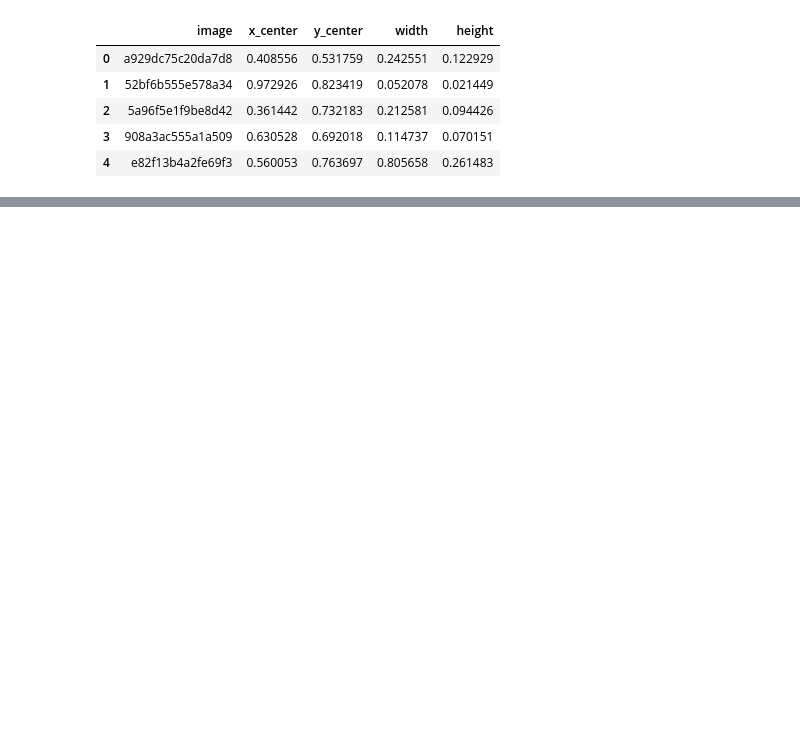
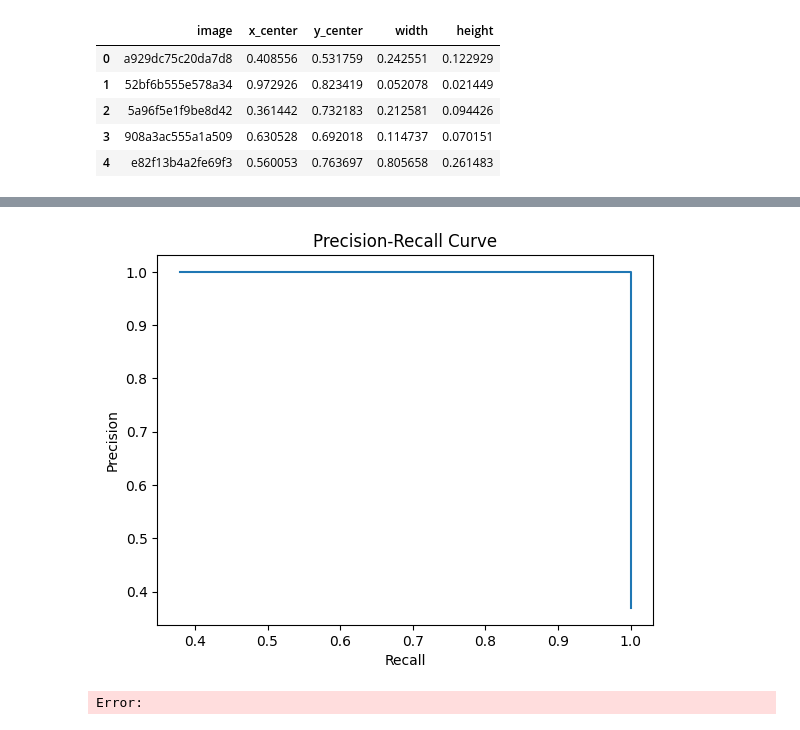
Before and after one commit to Gabmelom/plate-vision, a Jupyter notebook: plate-vision.ipynb, the cells around one changed output, grey strips where cells are left out. Drawn from its saved outputs; the diff is of its cells as text; code cells hidden in the pictures; blank space fills up the shorter version.

```diff
--- a/plate-vision.ipynb
+++ b/plate-vision.ipynb
@@ -344,0 +376,43 @@ def predict_and_plot(model, test_df):
+# %%
+def precision_recall_curve(y_true, pred_scores, thresholds):
+    precisions = []
+    recalls = []
+
+    for t in thresholds:
+        tp = 0
+        fp = 0
+        fn = 0
+
+        for i in range(len(y_true)):
+            if pred_scores[i] >= t:
+                if y_true[i] == 1:
+                    tp += 1
+                else:
+                    fp += 1
+            else:
+                if y_true[i] == 1:
+                    fn += 1
+
+        precision = tp / (tp + fp) if tp + fp > 0 else 0
+        recall = tp / (tp + fn) if tp + fn > 0 else 0
+
+        precisions.append(precision)
+        recalls.append(recall)
+
+    return precisions, recalls
+
+def plot_precision_recall_curve(y_true, pred_scores, thresholds):
+    precisions, recalls = precision_recall_curve(y_true, pred_scores, thresholds)
+    plt.plot(recalls, precisions)
+    plt.xlabel("Recall")
+    plt.ylabel("Precision")
+    plt.title("Precision-Recall Curve")
+    plt.show()
+# %%
+# Calculate precision-recall curve
+thresholds = np.arange(0.2, 0.7, 0.05)
+y_true = [1 if i > 0.5 else 0 for i in ious]
+plot_precision_recall_curve(y_true, ious, thresholds)
+# %% [output]
+[figure, added]
+Error:
```
Also changed, not shown: parts of 4 cells of this notebook, 3 other files.
